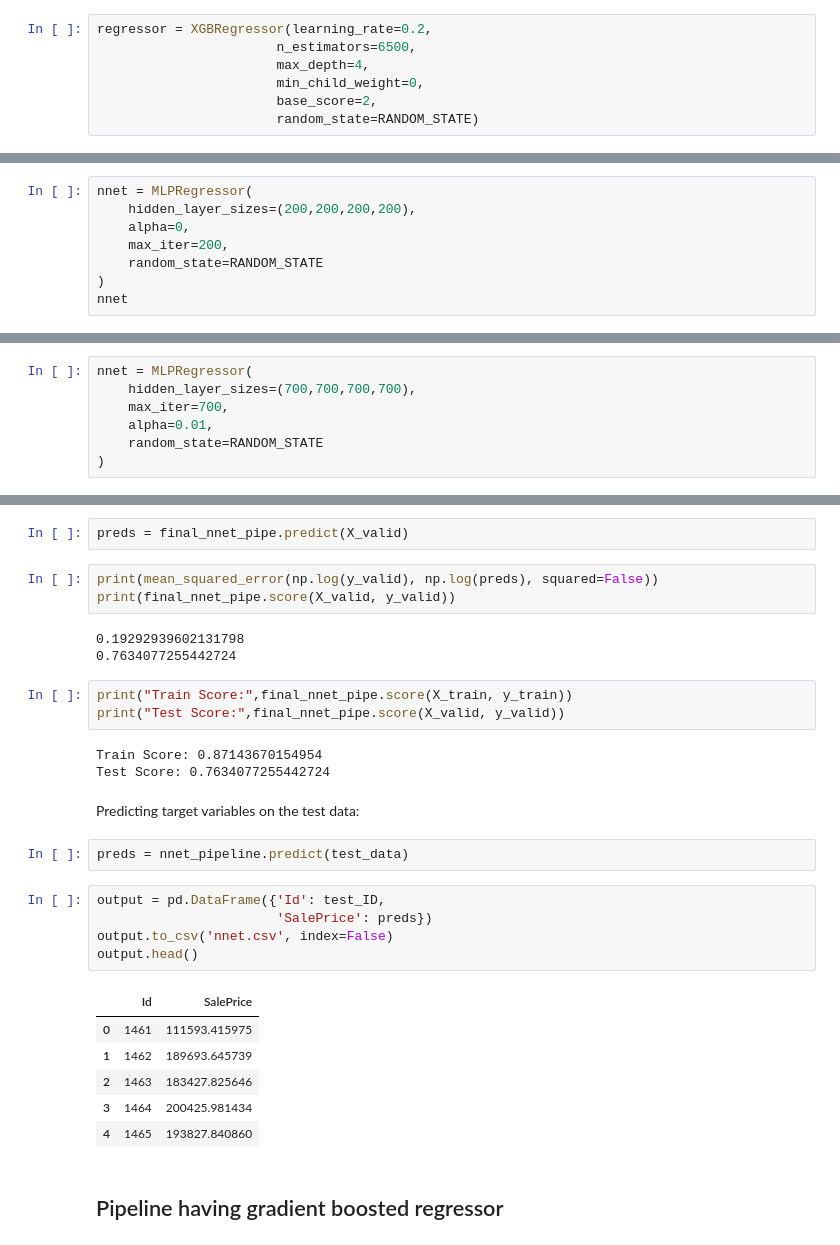
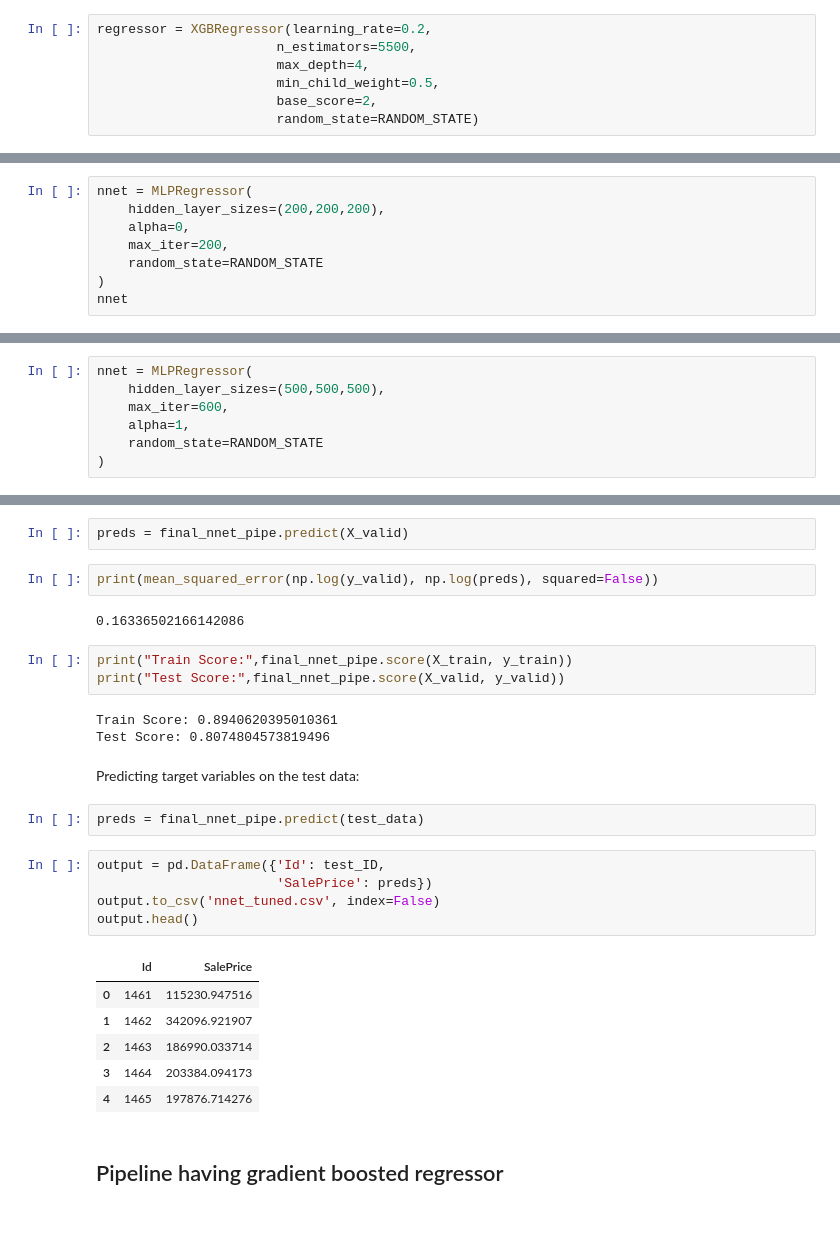
Before and after one commit to Tsukinome/Kaggle-Ames-2.0, a Jupyter notebook: Ames.ipynb, the cells around one changed output, grey strips where cells are left out. Drawn from its saved outputs; the diff is of its cells as text.

```diff
--- a/Ames.ipynb
+++ b/Ames.ipynb
@@ -536,8 +531,8 @@ Pipeline(steps=[('preprocess',
 # %%
 regressor = XGBRegressor(learning_rate=0.2,
-                       n_estimators=6500,
+                       n_estimators=5500,
                        max_depth=4,
-                       min_child_weight=0,
+                       min_child_weight=0.5,
                        base_score=2,
                        random_state=RANDOM_STATE)
 # %%
@@ -605,7 +598,7 @@ output.head()
 Baseline model:
 # %%
 nnet = MLPRegressor(
-    hidden_layer_sizes=(200,200,200,200),
+    hidden_layer_sizes=(200,200,200),
     alpha=0,
     max_iter=200,
     random_state=RANDOM_STATE
@@ -698,9 +689,9 @@ pipe_rs.best_params_
 Using newly found parameter values to train a neural network model:
 # %%
 nnet = MLPRegressor(
-    hidden_layer_sizes=(700,700,700,700),
-    max_iter=700,
-    alpha=0.01,
+    hidden_layer_sizes=(500,500,500),
+    max_iter=600,
+    alpha=1,
     random_state=RANDOM_STATE
 )
 # %%
@@ -736,32 +727,30 @@ Scores:
 preds = final_nnet_pipe.predict(X_valid)
 # %%
 print(mean_squared_error(np.log(y_valid), np.log(preds), squared=False))
-print(final_nnet_pipe.score(X_valid, y_valid))
 # %% [output]
-0.19292939602131798
-0.7634077255442724
+0.16336502166142086
 # %%
 print("Train Score:",final_nnet_pipe.score(X_train, y_train))
 print("Test Score:",final_nnet_pipe.score(X_valid, y_valid))
 # %% [output]
-Train Score: 0.87143670154954
-Test Score: 0.7634077255442724
+Train Score: 0.8940620395010361
+Test Score: 0.8074804573819496
 # %% [markdown]
 Predicting target variables on the test data:
 # %%
-preds = nnet_pipeline.predict(test_data)
+preds = final_nnet_pipe.predict(test_data)
 # %%
 output = pd.DataFrame({'Id': test_ID,
                        'SalePrice': preds})
-output.to_csv('nnet.csv', index=False)
+output.to_csv('nnet_tuned.csv', index=False)
 output.head()
 # %% [output]
 |  | Id | SalePrice |
-| 0 | 1461 | 111593.415975 |
-| 1 | 1462 | 189693.645739 |
-| 2 | 1463 | 183427.825646 |
-| 3 | 1464 | 200425.981434 |
-| 4 | 1465 | 193827.840860 |
+| 0 | 1461 | 115230.947516 |
+| 1 | 1462 | 342096.921907 |
+| 2 | 1463 | 186990.033714 |
+| 3 | 1464 | 203384.094173 |
+| 4 | 1465 | 197876.714276 |
 # %% [markdown]
 ## Pipeline having gradient boosted regressor
 # %% [markdown]
```
Also changed, not shown: parts of 34 cells of this notebook, 6 other files.
